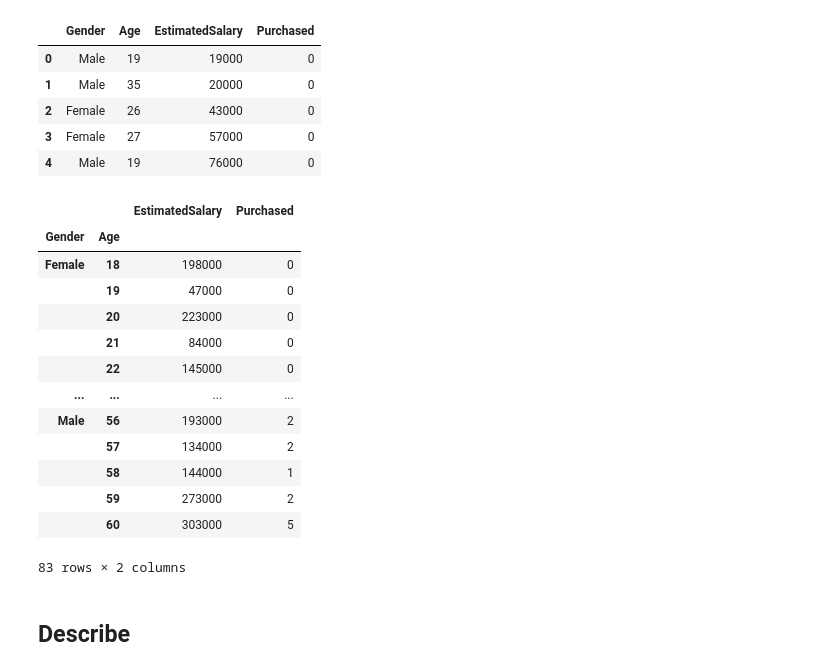
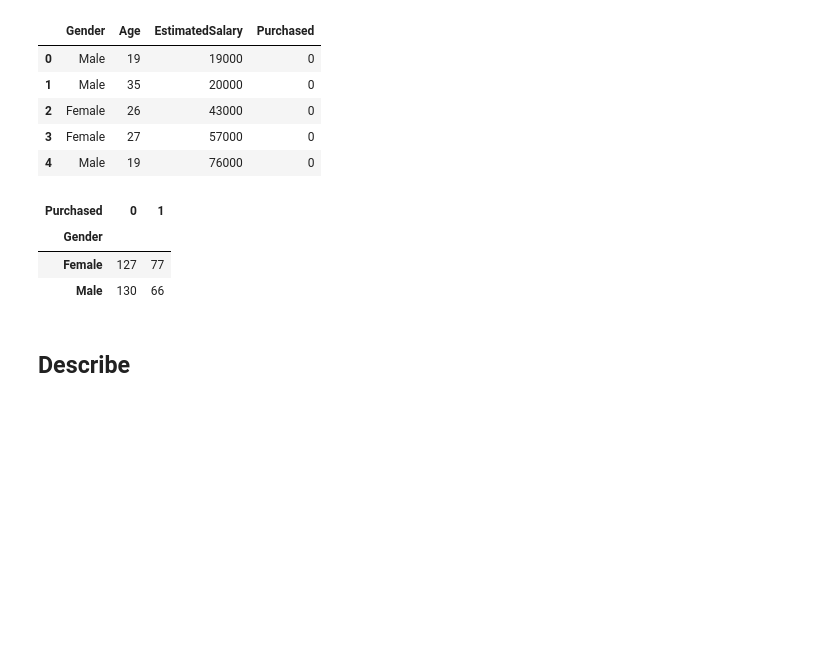
Before and after one commit to RadenBimo/COFI_Portofolio, a Jupyter notebook: Modeling/notebook/Random_Forest_Classification.ipynb, the cells around one changed output. Saved outputs shown, nothing was run; the diff lists cells and outputs as text; code cells hidden in the pictures; blank space fills up the shorter version.

```diff
--- a/Modeling/notebook/Random_Forest_Classification.ipynb
+++ b/Modeling/notebook/Random_Forest_Classification.ipynb
@@ -58,22 +58,12 @@ df.head()
 | 3 | Female | 27 | 57000 | 0 |
 | 4 | Male | 19 | 76000 | 0 |
 # %%
-df.groupby(["Gender","Purchased"]).sum()
+df.groupby(["Purchased","Gender"]).count().reset_index().pivot(index='Gender', columns='Purchased')['Age']
 # %% [output]
-|  |  | EstimatedSalary | Purchased |
-| Gender | Age |  |  |
-| Female | 18 | 198000 | 0 |
-|  | 19 | 47000 | 0 |
-|  | 20 | 223000 | 0 |
-|  | 21 | 84000 | 0 |
-|  | 22 | 145000 | 0 |
-| ... | ... | ... | ... |
-| Male | 56 | 193000 | 2 |
-|  | 57 | 134000 | 2 |
-|  | 58 | 144000 | 1 |
-|  | 59 | 273000 | 2 |
-|  | 60 | 303000 | 5 |
+| Purchased | 0 | 1 |
+| Gender |  |  |
+| Female | 127 | 77 |
+| Male | 130 | 66 |
-83 rows × 2 columns
 # %% [markdown]
 ## Describe
 # %%
```
Also changed, not shown: 2 other files.
